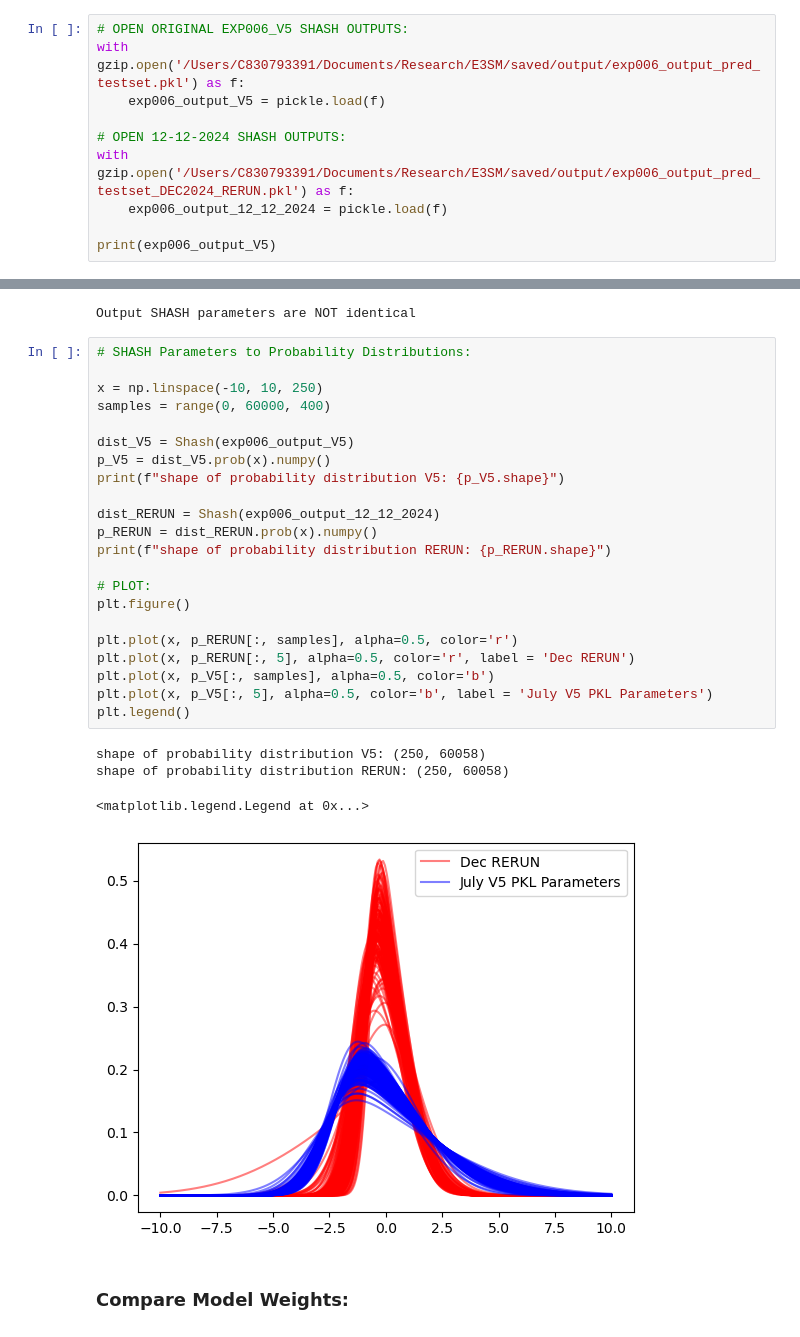
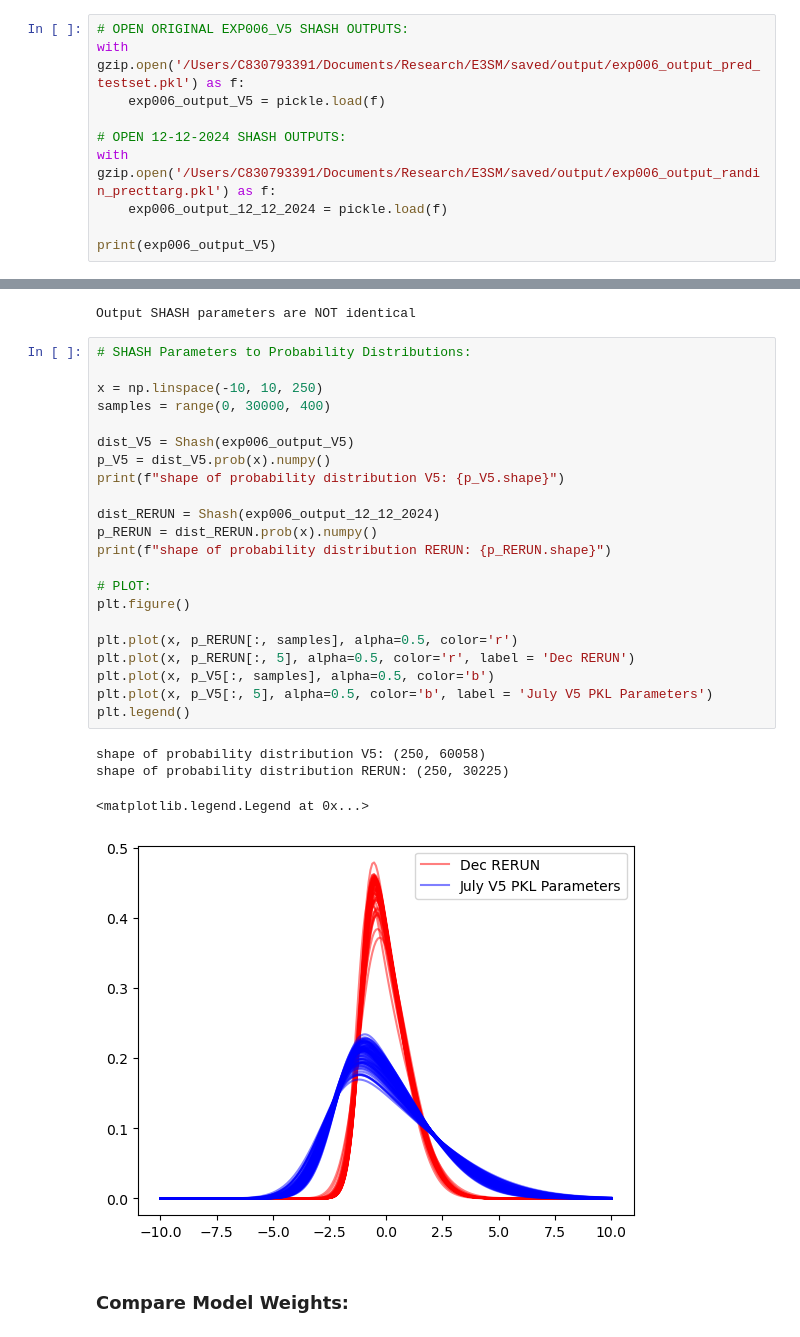
Before and after one commit to Jolan-vP/E3SM, a Jupyter notebook: exp006_SHASH_outputs.ipynb, the cells around one changed output, grey strips where cells are left out. Drawn from its saved outputs; the diff is of its cells as text.

Commit message:
Successfully generated climo curves with 30 epoch model and no use of model loading cell.

```diff
--- a/exp006_SHASH_outputs.ipynb
+++ b/exp006_SHASH_outputs.ipynb
@@ -38,7 +38,7 @@ with gzip.open('/Users/C830793391/Documents/Research/E3SM/saved/output/exp006_ou
     exp006_output_V5 = pickle.load(f)
 
 # OPEN 12-12-2024 SHASH OUTPUTS:
-with gzip.open('/Users/C830793391/Documents/Research/E3SM/saved/output/exp006_output_pred_testset_DEC2024_RERUN.pkl') as f:
+with gzip.open('/Users/C830793391/Documents/Research/E3SM/saved/output/exp006_output_randin_precttarg.pkl') as f:
     exp006_output_12_12_2024 = pickle.load(f)
 
 print(exp006_output_V5)
@@ -60,30 +60,30 @@ Output SHASH parameters are NOT identical
 # %%
 # SHASH Parameters to Probability Distributions:
 
 x = np.linspace(-10, 10, 250)
-samples = range(0, 60000, 400)
+samples = range(0, 30000, 400)
 
 dist_V5 = Shash(exp006_output_V5)
 p_V5 = dist_V5.prob(x).numpy()
 print(f"shape of probability distribution V5: {p_V5.shape}")
 
 dist_RERUN = Shash(exp006_output_12_12_2024)
 p_RERUN = dist_RERUN.prob(x).numpy()
 print(f"shape of probability distribution RERUN: {p_RERUN.shape}")
 
 # PLOT:
 plt.figure()
 
 plt.plot(x, p_RERUN[:, samples], alpha=0.5, color='r')
 plt.plot(x, p_RERUN[:, 5], alpha=0.5, color='r', label = 'Dec RERUN')
 plt.plot(x, p_V5[:, samples], alpha=0.5, color='b')
 plt.plot(x, p_V5[:, 5], alpha=0.5, color='b', label = 'July V5 PKL Parameters')
 plt.legend()
 # %% [output]
 shape of probability distribution V5: (250, 60058)
-shape of probability distribution RERUN: (250, 60058)
+shape of probability distribution RERUN: (250, 30225)
 <matplotlib.legend.Legend at 0x...>
-[figure, old version]
+[figure, new version]
 # %% [markdown]
 ### Compare Model Weights:
 # %%
```
Also changed, not shown: 5 other files.
